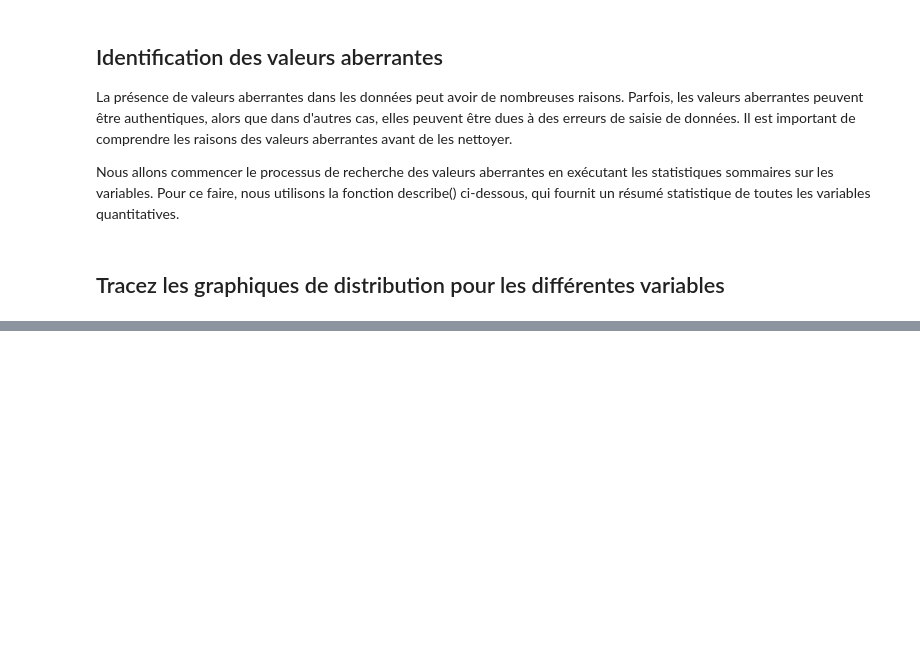
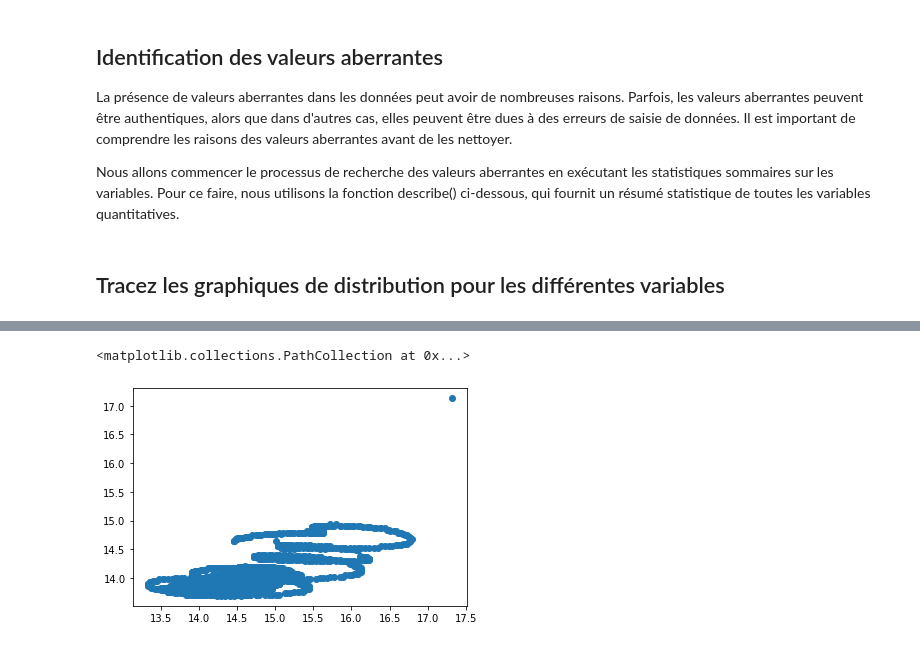
Before and after one commit to ameliemelorene/MOLONARI_1D_RESOURCES, a Jupyter notebook: Students/BONIN-IMPEROR.ipynb, the cells around one changed output, grey strips where cells are left out. Saved outputs shown, nothing was run; the diff lists cells and outputs as text; code cells hidden in the pictures; blank space fills up the shorter version.

```diff
--- a/Students/BONIN-IMPEROR.ipynb
+++ b/Students/BONIN-IMPEROR.ipynb
@@ -269,0 +331,5 @@ Nous allons commencer le processus de recherche des valeurs aberrantes en exécu
+# %%
+plt.scatter(capteur_ZH['temperature_depth_1_C'],capteur_ZH['temperature_depth_4_C'])
+# %% [output]
+<matplotlib.collections.PathCollection at 0x...>
+[figure, added]
```
Also changed, not shown: parts of 37 cells of this notebook.
